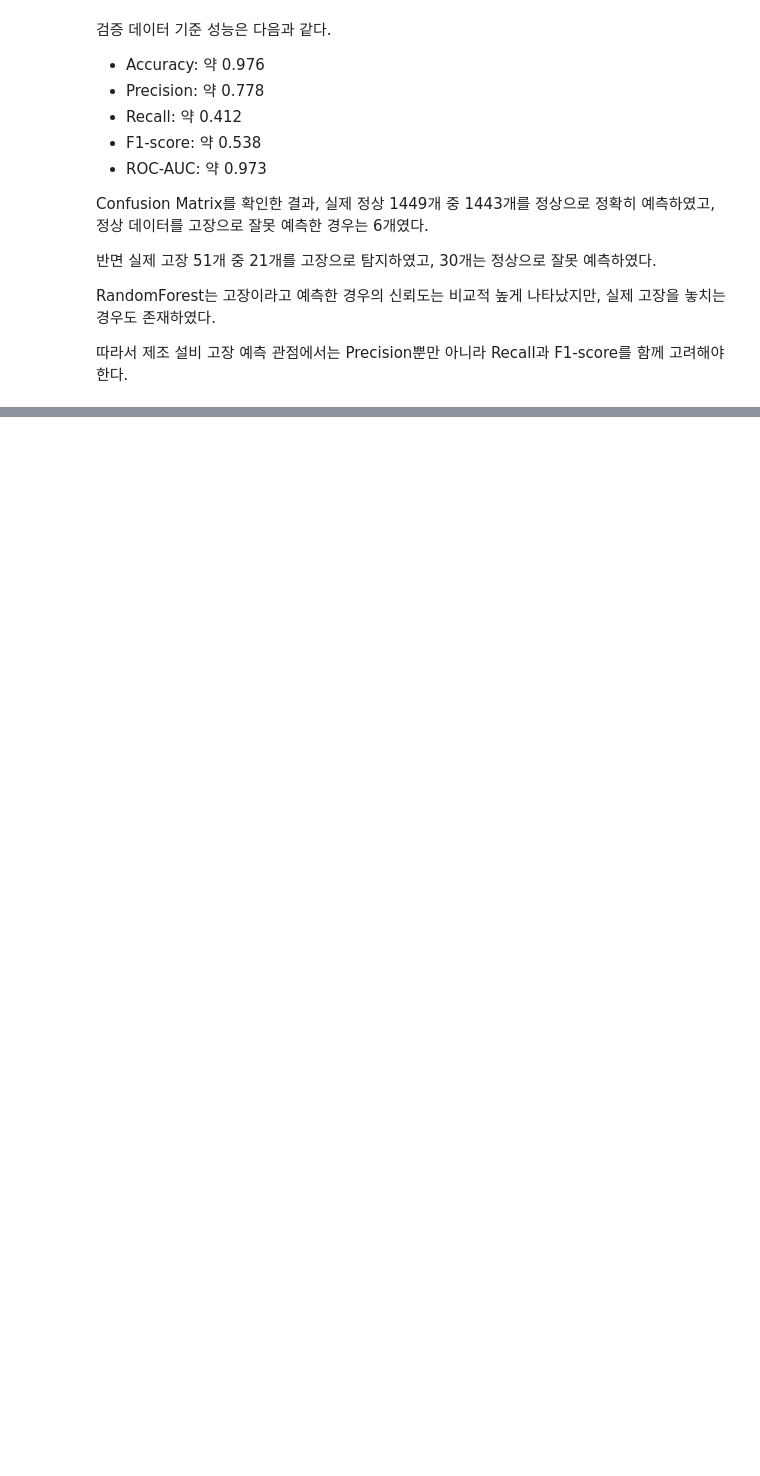
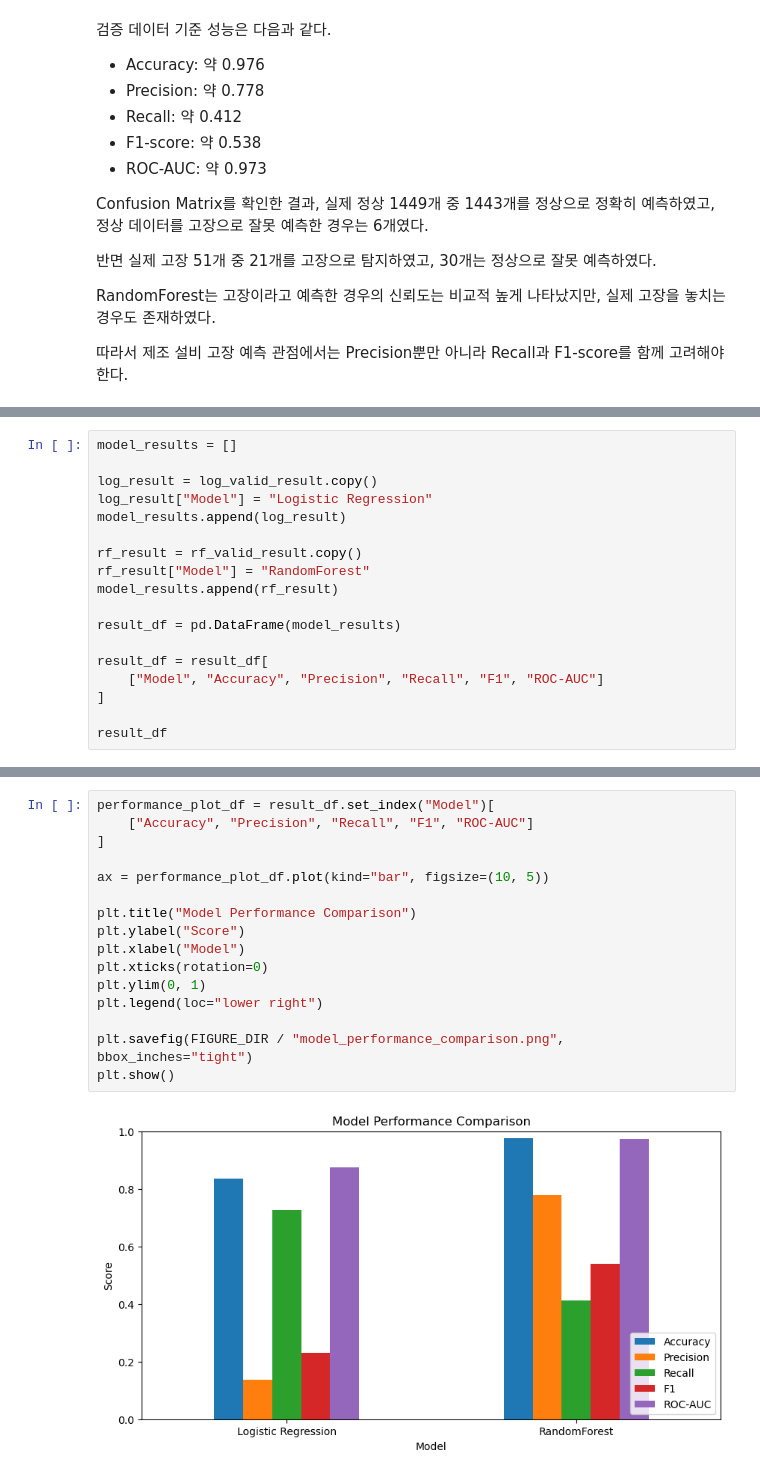
Before and after one commit to mjbaa/manufacturing_macine_learning_project, a Jupyter notebook: notebooks/quality_prediction_model.ipynb, the cells around one changed output, grey strips where cells are left out. Saved outputs shown, nothing was run; the diff lists cells and outputs as text; blank space fills up the shorter version.

Commit message:
compare logistic regression and random forest performance

```diff
--- a/notebooks/quality_prediction_model.ipynb
+++ b/notebooks/quality_prediction_model.ipynb
@@ -673,0 +701,18 @@ RandomForest는 고장이라고 예측한 경우의 신뢰도는 비교적 높
+# %%
+model_results = []
+
+log_result = log_valid_result.copy()
+log_result["Model"] = "Logistic Regression"
+model_results.append(log_result)
+
+rf_result = rf_valid_result.copy()
+rf_result["Model"] = "RandomForest"
+model_results.append(rf_result)
+
+result_df = pd.DataFrame(model_results)
+
+result_df = result_df[
+    ["Model", "Accuracy", "Precision", "Recall", "F1", "ROC-AUC"]
+]
+
+result_df
@@ -673,0 +729,18 @@ RandomForest는 고장이라고 예측한 경우의 신뢰도는 비교적 높
+# %%
+performance_plot_df = result_df.set_index("Model")[
+    ["Accuracy", "Precision", "Recall", "F1", "ROC-AUC"]
+]
+
+ax = performance_plot_df.plot(kind="bar", figsize=(10, 5))
+
+plt.title("Model Performance Comparison")
+plt.ylabel("Score")
+plt.xlabel("Model")
+plt.xticks(rotation=0)
+plt.ylim(0, 1)
+plt.legend(loc="lower right")
+
+plt.savefig(FIGURE_DIR / "model_performance_comparison.png", bbox_inches="tight")
+plt.show()
+# %% [output]
+[figure, added]
```
Also changed, not shown: parts of 6 cells of this notebook, 1 other file.
